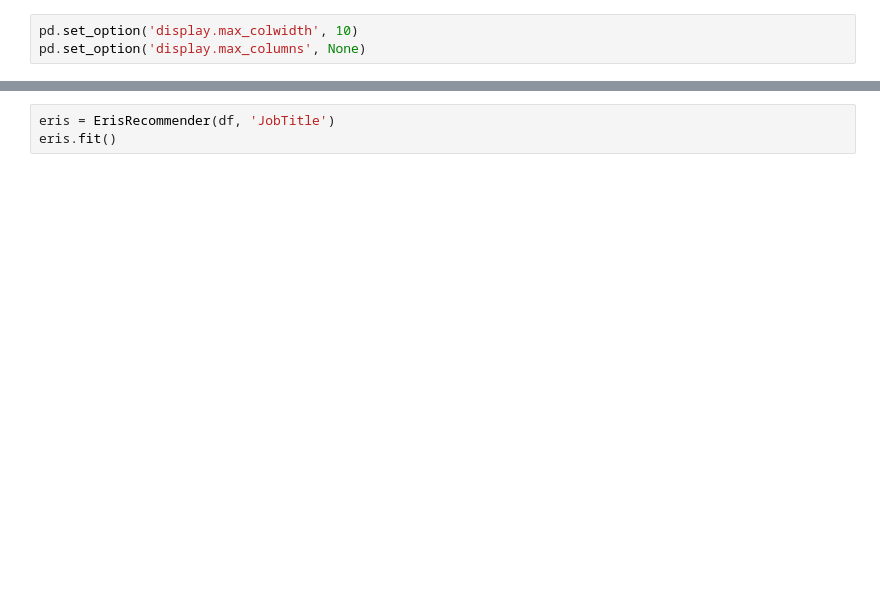
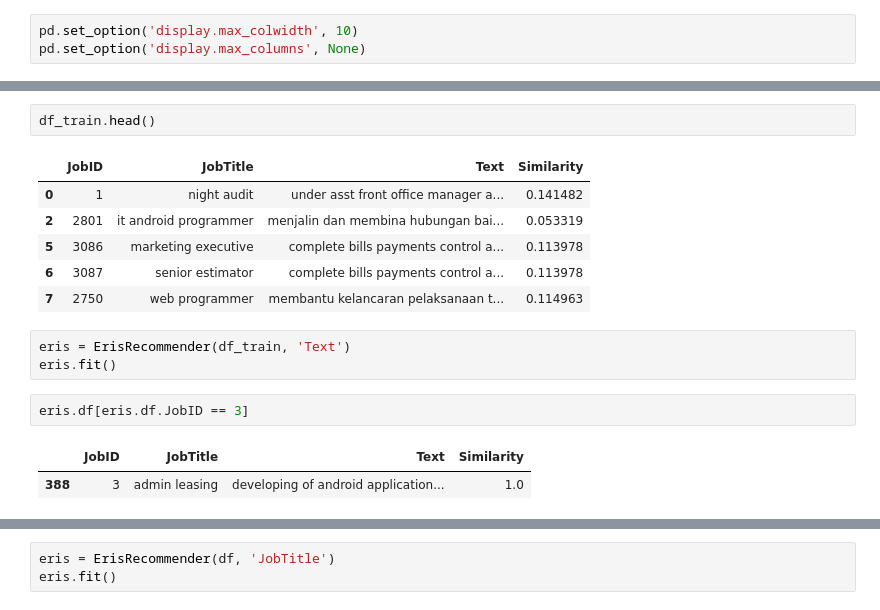
Before and after one commit to fn-hide/eris_job, a Jupyter notebook: content_based.ipynb, the cells around one changed output, grey strips where cells are left out. Cells and saved outputs as stored; diff of their text form; blank space fills up the shorter version.

```diff
--- a/content_based.ipynb
+++ b/content_based.ipynb
@@ -96,0 +283,17 @@ df.JobTitle = df.JobTitle.apply(lambda x: ' '.join([y for y in x.split(' ') if y
+# %%
+df_train.head()
+# %% [output]
+|  | JobID | JobTitle | Text | Similarity |
+| 0 | 1 | night audit | under asst front office manager a... | 0.141482 |
+| 2 | 2801 | it android programmer | menjalin dan membina hubungan bai... | 0.053319 |
+| 5 | 3086 | marketing executive | complete bills payments control a... | 0.113978 |
+| 6 | 3087 | senior estimator | complete bills payments control a... | 0.113978 |
+| 7 | 2750 | web programmer | membantu kelancaran pelaksanaan t... | 0.114963 |
+# %%
+eris = ErisRecommender(df_train, 'Text')
+eris.fit()
+# %%
+eris.df[eris.df.JobID == 3]
+# %% [output]
+|  | JobID | JobTitle | Text | Similarity |
+| 388 | 3 | admin leasing | developing of android application... | 1.0 |
```
Also changed, not shown: parts of 51 cells of this notebook, 10 other files.
